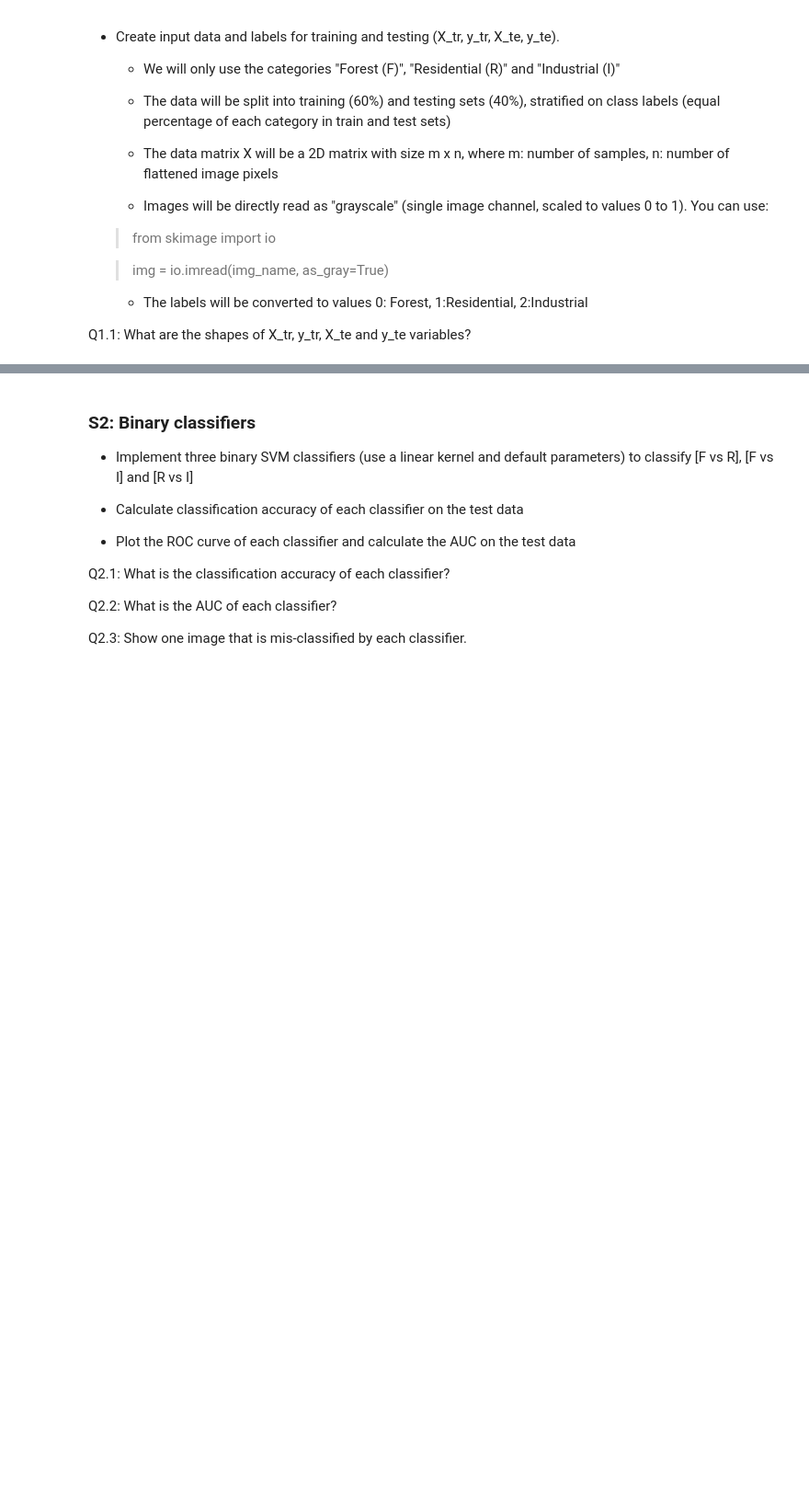
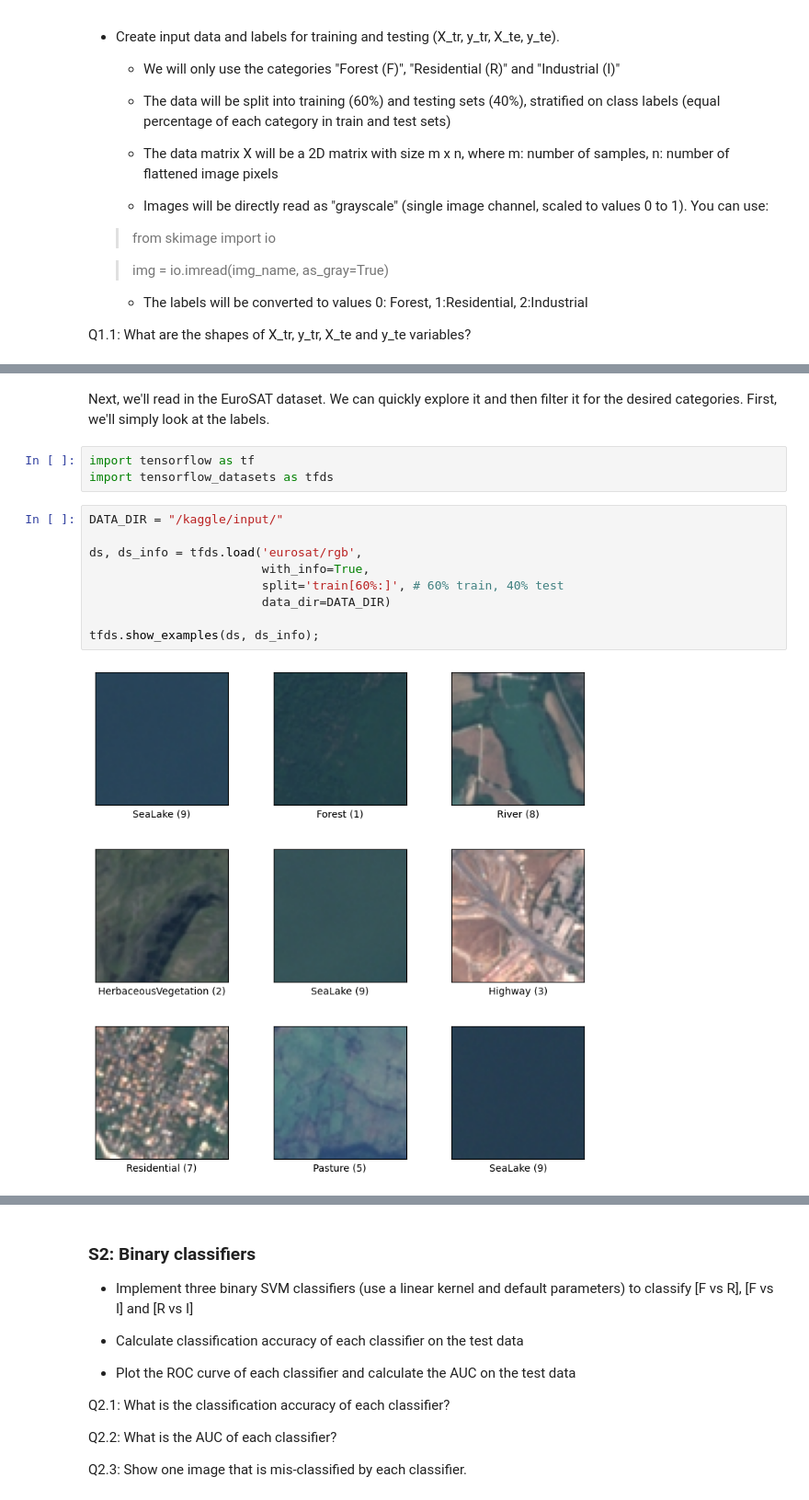
Before and after one commit to nlebovits/MUSA-650_Spring2023, a Jupyter notebook: Homeworks/MUSA650_Spring2023_HW3.ipynb, the cells around one changed output, grey strips where cells are left out. Shown: that part at 92% size. Cells and saved outputs as stored; diff of their text form; blank space fills up the shorter version.

```diff
--- a/Homeworks/MUSA650_Spring2023_HW3.ipynb
+++ b/Homeworks/MUSA650_Spring2023_HW3.ipynb
@@ -27,0 +52,16 @@ Q1.1: What are the shapes of X_tr, y_tr, X_te and y_te variables?
+# %% [markdown]
+Next, we'll read in the EuroSAT dataset. We can quickly explore it and then filter it for the desired categories. First, we'll simply look at the labels.
+# %%
+import tensorflow as tf
+import tensorflow_datasets as tfds
+# %%
+DATA_DIR = "/kaggle/input/"
+
+ds, ds_info = tfds.load('eurosat/rgb',
+                        with_info=True,
+                        split='train[60%:]', # 60% train, 40% test
+                        data_dir=DATA_DIR)
+
+tfds.show_examples(ds, ds_info);
+# %% [output]
+[figure, added]
```
Also changed, not shown: parts of 16 cells of this notebook.
